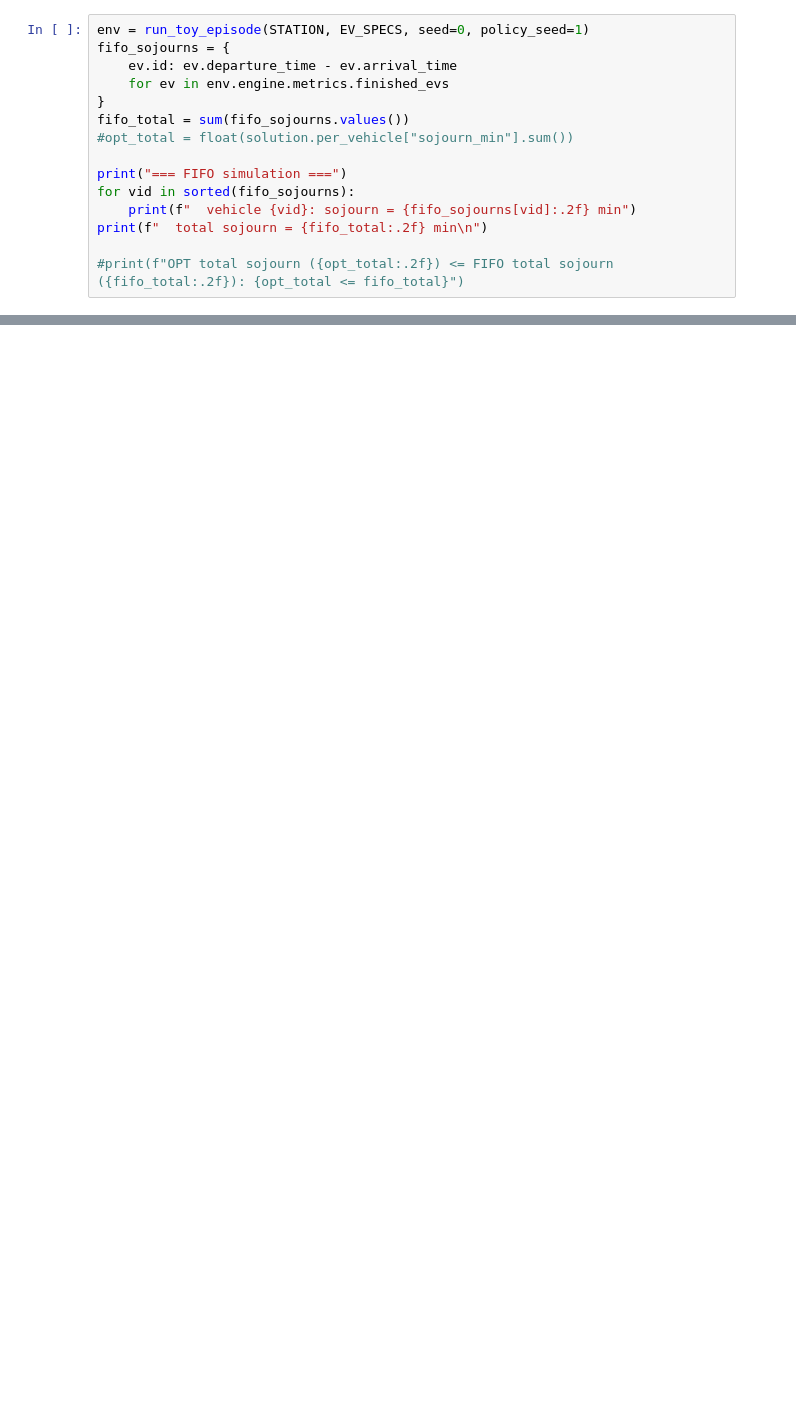
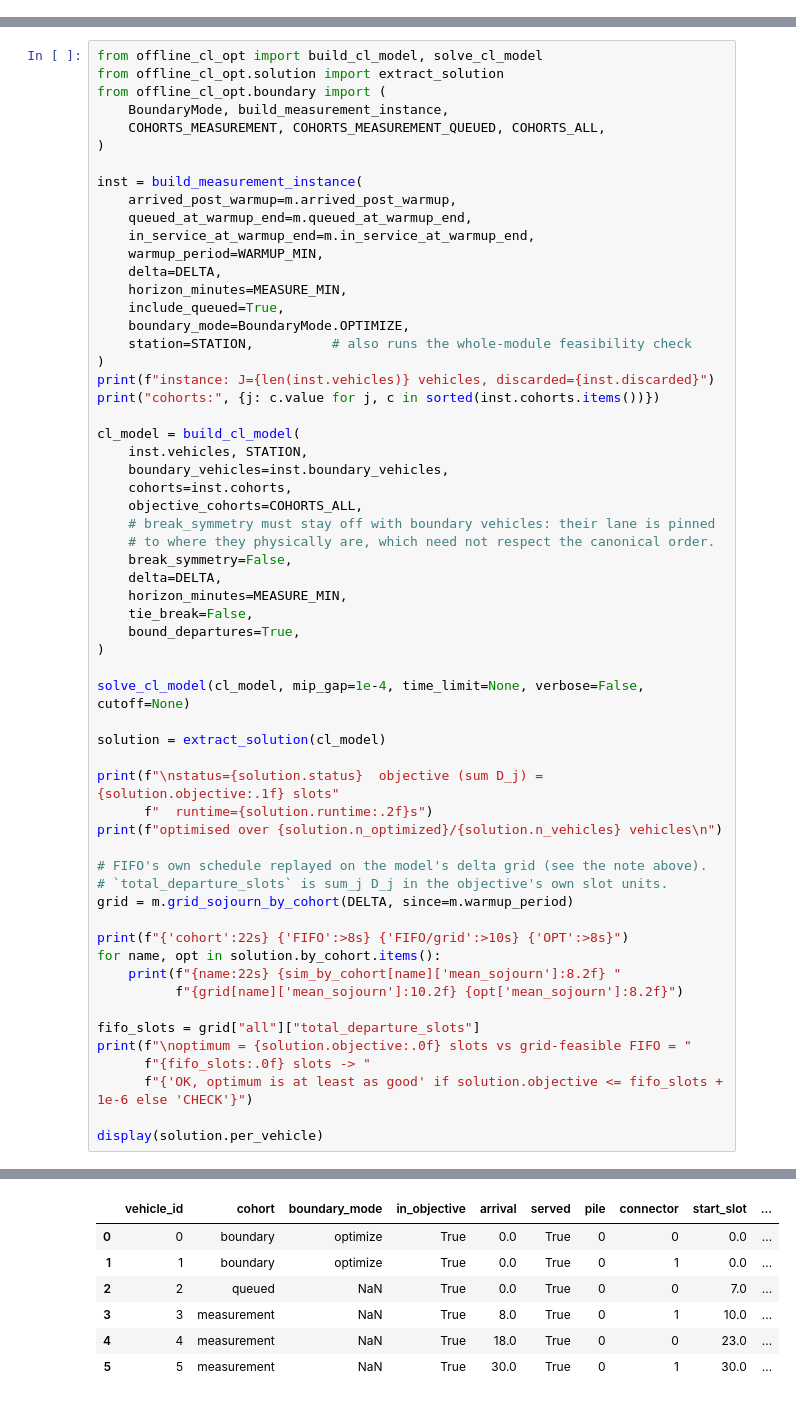
Before and after one commit to saneiimo/ChargingStationQueueing, a Jupyter notebook: cl_model.ipynb, the cells around one changed output, grey strips where cells are left out. Drawn from its saved outputs; the diff is of its cells as text; blank space fills up the shorter version.

```diff
--- a/cl_model.ipynb
+++ b/cl_model.ipynb
@@ -65,15 +0,0 @@ Same arrivals, run through the DES with FIFO queueing / proportional power shari
-# %%
-env = run_toy_episode(STATION, EV_SPECS, seed=0, policy_seed=1)
-fifo_sojourns = {
-    ev.id: ev.departure_time - ev.arrival_time
-    for ev in env.engine.metrics.finished_evs
-}
-fifo_total = sum(fifo_sojourns.values())
-#opt_total = float(solution.per_vehicle["sojourn_min"].sum())
-
-print("=== FIFO simulation ===")
-for vid in sorted(fifo_sojourns):
-    print(f"  vehicle {vid}: sojourn = {fifo_sojourns[vid]:.2f} min")
-print(f"  total sojourn = {fifo_total:.2f} min\n")
-
-#print(f"OPT total sojourn ({opt_total:.2f}) <= FIFO total sojourn ({fifo_total:.2f}): {opt_total <= fifo_total}")
@@ -187,0 +207,60 @@ dw_solution.per_vehicle
+# %%
+from offline_cl_opt import build_cl_model, solve_cl_model
+from offline_cl_opt.solution import extract_solution
+from offline_cl_opt.boundary import (
+    BoundaryMode, build_measurement_instance,
+    COHORTS_MEASUREMENT, COHORTS_MEASUREMENT_QUEUED, COHORTS_ALL,
+)
+
+inst = build_measurement_instance(
+    arrived_post_warmup=m.arrived_post_warmup,
+    queued_at_warmup_end=m.queued_at_warmup_end,
+    in_service_at_warmup_end=m.in_service_at_warmup_end,
+    warmup_period=WARMUP_MIN,
+    delta=DELTA,
+    horizon_minutes=MEASURE_MIN,
+    include_queued=True,
+    boundary_mode=BoundaryMode.OPTIMIZE,
+    station=STATION,          # also runs the whole-module feasibility check
+)
+print(f"instance: J={len(inst.vehicles)} vehicles, discarded={inst.discarded}")
+print("cohorts:", {j: c.value for j, c in sorted(inst.cohorts.items())})
+
+cl_model = build_cl_model(
+    inst.vehicles, STATION,
+    boundary_vehicles=inst.boundary_vehicles,
+    cohorts=inst.cohorts,
+    objective_cohorts=COHORTS_ALL,
+    # break_symmetry must stay off with boundary vehicles: their lane is pinned
+    # to where they physically are, which need not respect the canonical order.
+    break_symmetry=False,
+    delta=DELTA,
+    horizon_minutes=MEASURE_MIN,
+    tie_break=False,
+    bound_departures=True,
+)
+
+solve_cl_model(cl_model, mip_gap=1e-4, time_limit=None, verbose=False, cutoff=None)
+
+solution = extract_solution(cl_model)
+
+print(f"\nstatus={solution.status}  objective (sum D_j) = {solution.objective:.1f} slots"
+      f"  runtime={solution.runtime:.2f}s")
+print(f"optimised over {solution.n_optimized}/{solution.n_vehicles} vehicles\n")
+
+# FIFO's own schedule replayed on the model's delta grid (see the note above).
+# `total_departure_slots` is sum_j D_j in the objective's own slot units.
+grid = m.grid_sojourn_by_cohort(DELTA, since=m.warmup_period)
+
+print(f"{'cohort':22s} {'FIFO':>8s} {'FIFO/grid':>10s} {'OPT':>8s}")
+for name, opt in solution.by_cohort.items():
+    print(f"{name:22s} {sim_by_cohort[name]['mean_sojourn']:8.2f} "
+          f"{grid[name]['mean_sojourn']:10.2f} {opt['mean_sojourn']:8.2f}")
+
+fifo_slots = grid["all"]["total_departure_slots"]
+print(f"\noptimum = {solution.objective:.0f} slots vs grid-feasible FIFO = "
+      f"{fifo_slots:.0f} slots -> "
+      f"{'OK, optimum is at least as good' if solution.objective <= fifo_slots + 1e-6 else 'CHECK'}")
+
+display(solution.per_vehicle)
+# %% [output]
@@ -187,0 +279,7 @@ dw_solution.per_vehicle
+|  | vehicle_id | cohort | boundary_mode | in_objective | arrival | served | pile | connector | start_slot | ... |
+| 0 | 0 | boundary | optimize | True | 0.0 | True | 0 | 0 | 0.0 | ... |
+| 1 | 1 | boundary | optimize | True | 0.0 | True | 0 | 1 | 0.0 | ... |
+| 2 | 2 | queued | NaN | True | 0.0 | True | 0 | 0 | 7.0 | ... |
+| 3 | 3 | measurement | NaN | True | 8.0 | True | 0 | 1 | 10.0 | ... |
+| 4 | 4 | measurement | NaN | True | 18.0 | True | 0 | 0 | 23.0 | ... |
+| 5 | 5 | measurement | NaN | True | 30.0 | True | 0 | 1 | 30.0 | ... |
```
Also changed, not shown: parts of 39 cells of this notebook.
